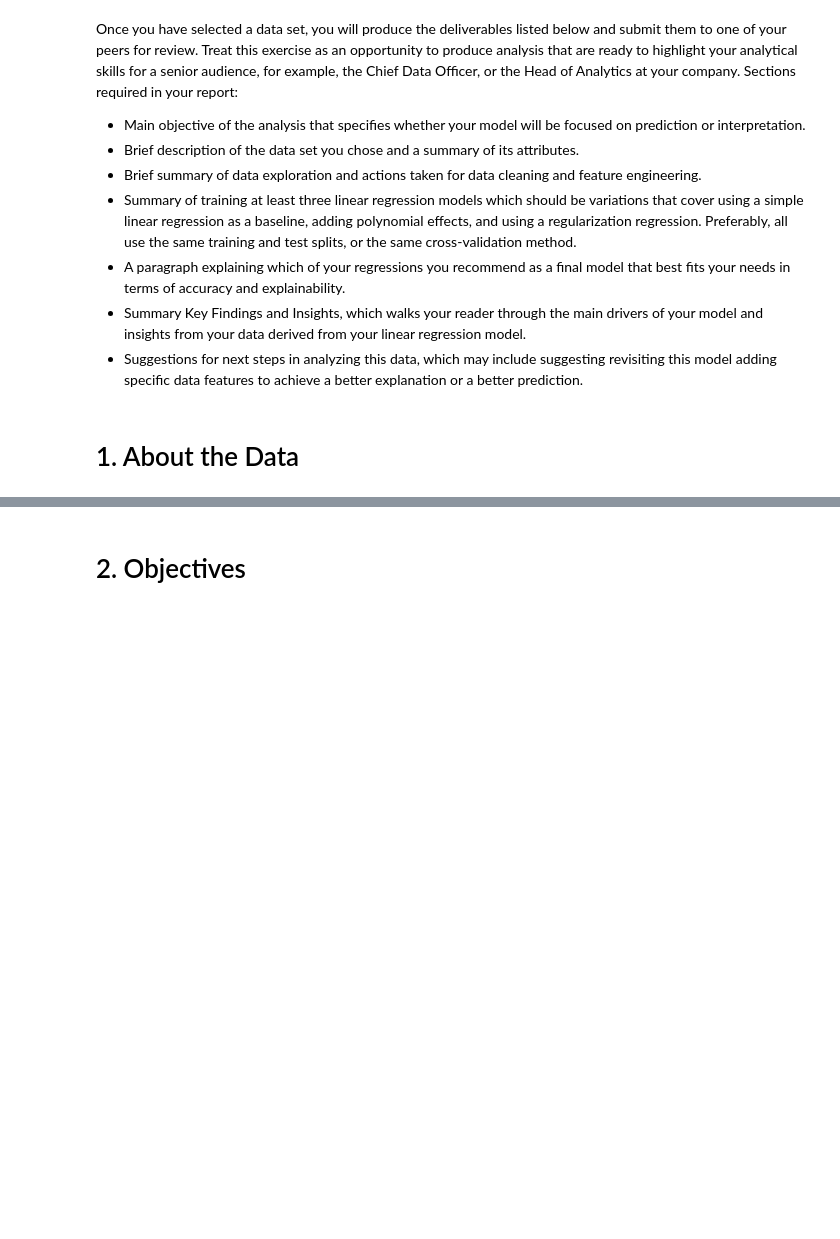
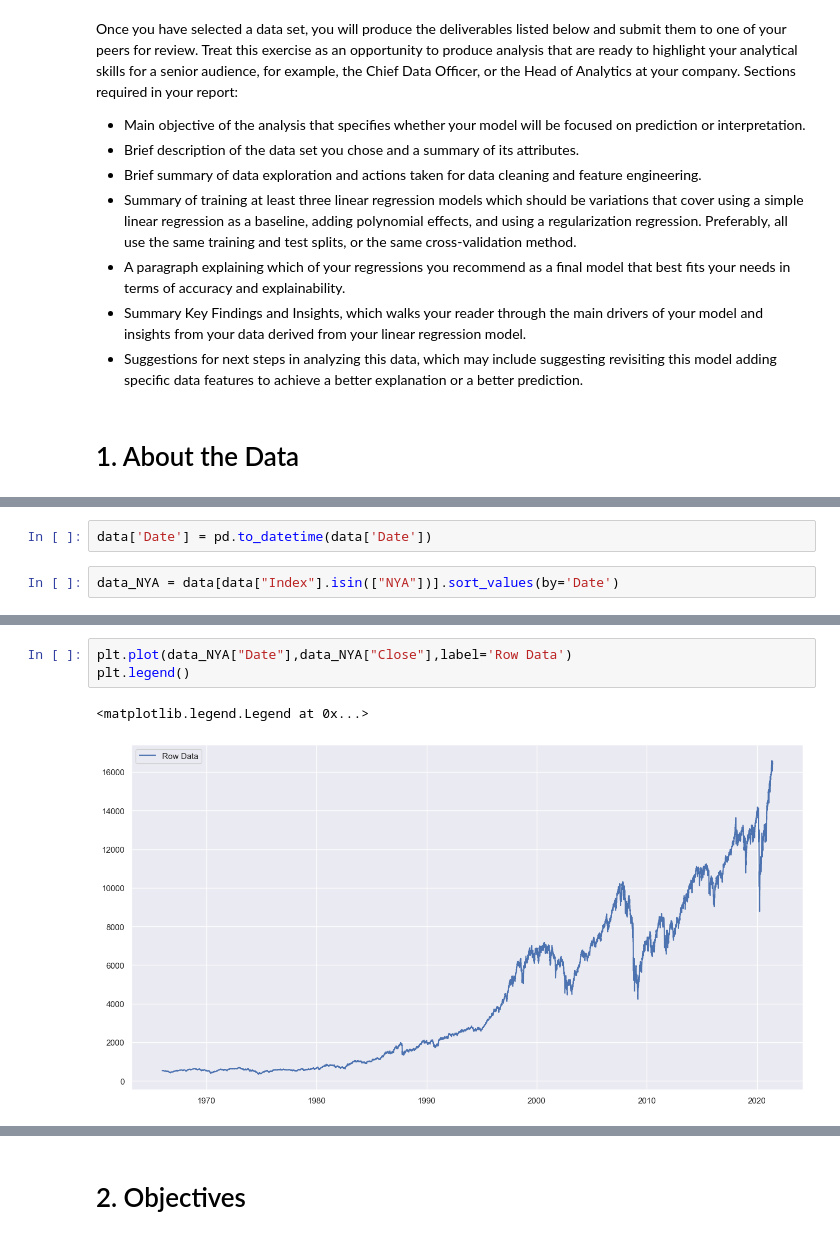
Before and after one commit to appablanca/stock_prediction, a Jupyter notebook: project.ipynb, the cells around one changed output, grey strips where cells are left out. Drawn from its saved outputs; the diff is of its cells as text; blank space fills up the shorter version.

```diff
--- a/project.ipynb
+++ b/project.ipynb
@@ -121,0 +176,4 @@ Sections required in your report:
+# %%
+data['Date'] = pd.to_datetime(data['Date'])
+# %%
+data_NYA = data[data["Index"].isin(["NYA"])].sort_values(by='Date')
@@ -121,0 +196,6 @@ Sections required in your report:
+# %%
+plt.plot(data_NYA["Date"],data_NYA["Close"],label='Row Data')
+plt.legend()
+# %% [output]
+<matplotlib.legend.Legend at 0x...>
+[figure, added]
```
Also changed, not shown: parts of 34 cells of this notebook.
